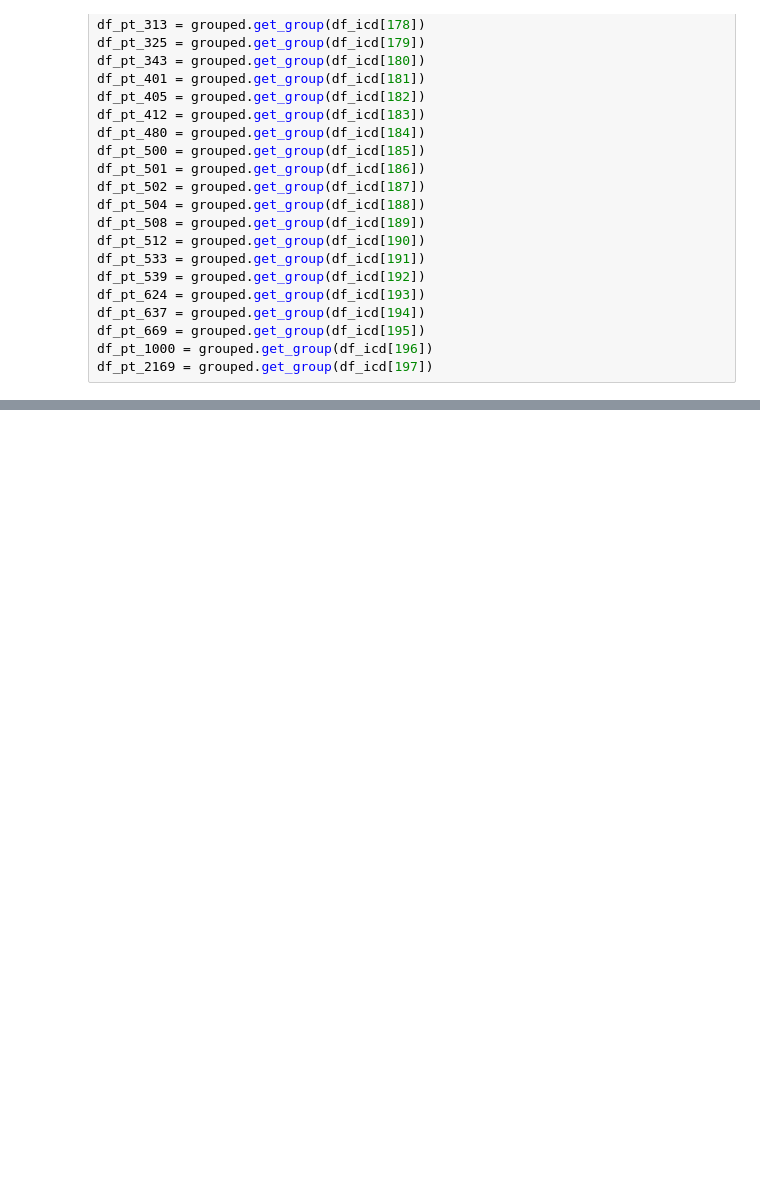
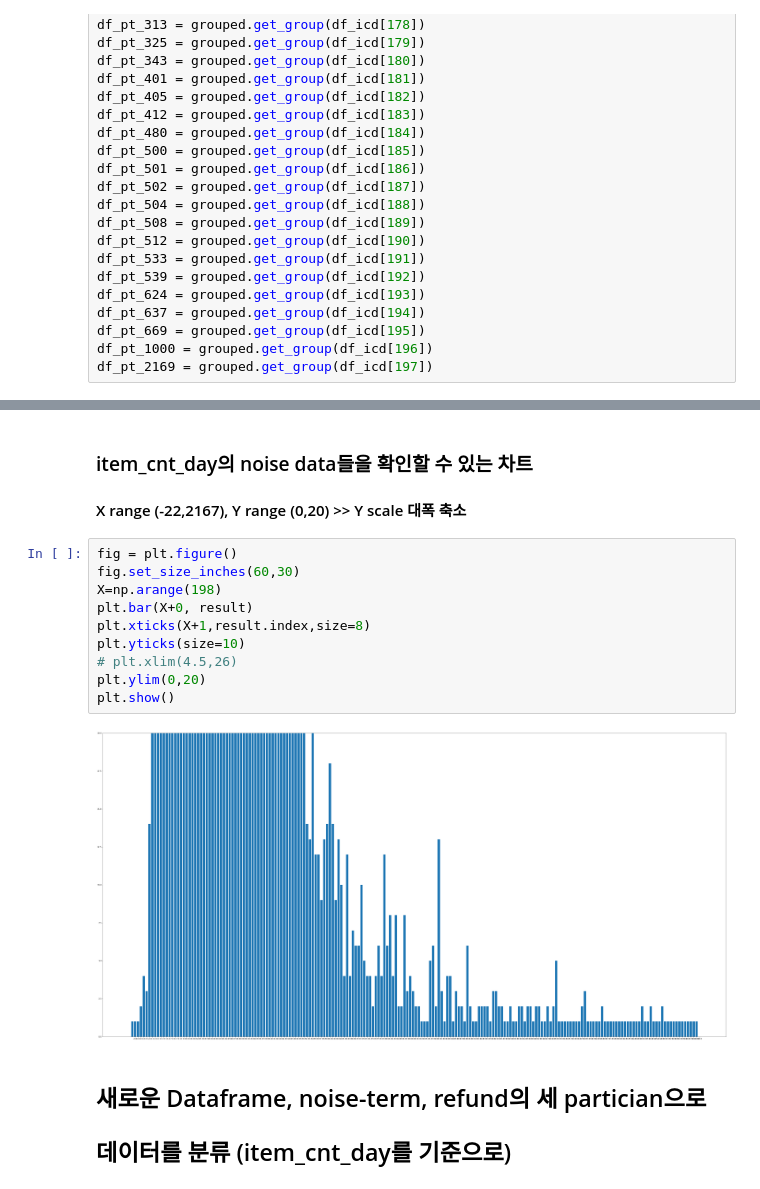
Before and after one commit to KimyoonJIn/Predict_Future_Sales, a Jupyter notebook: temp/Data_Processing_for_item_cnt_day.ipynb, the cells around one changed output, grey strips where cells are left out. Saved outputs shown, nothing was run; the diff lists cells and outputs as text; blank space fills up the shorter version.

```diff
--- a/temp/Data_Processing_for_item_cnt_day.ipynb
+++ b/temp/Data_Processing_for_item_cnt_day.ipynb
@@ -491,0 +522,18 @@ df_pt_m1
+# %% [markdown]
+### item_cnt_day의 noise data들을 확인할 수 있는 차트
+#### X range (-22,2167), Y range (0,20) >> Y scale 대폭 축소
+# %%
+fig = plt.figure()
+fig.set_size_inches(60,30)
+X=np.arange(198)
+plt.bar(X+0, result)
+plt.xticks(X+1,result.index,size=8)
+plt.yticks(size=10)
+# plt.xlim(4.5,26)
+plt.ylim(0,20)
+plt.show()
+# %% [output]
+[figure, added]
+# %% [markdown]
+## 새로운 Dataframe, noise-term, refund의 세 partician으로
+## 데이터를 분류 (item_cnt_day를 기준으로)
```
Also changed, not shown: parts of 26 cells of this notebook, 1 other file.
